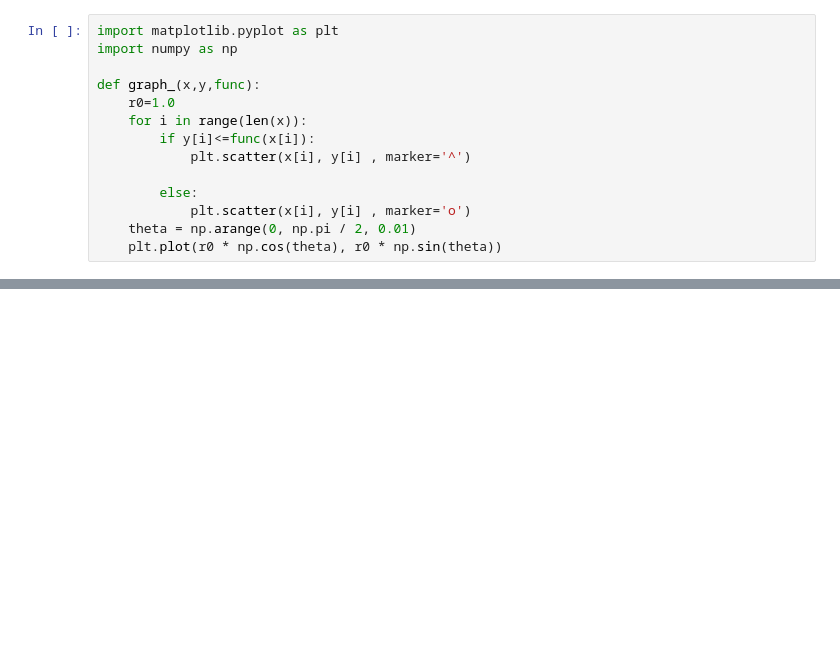
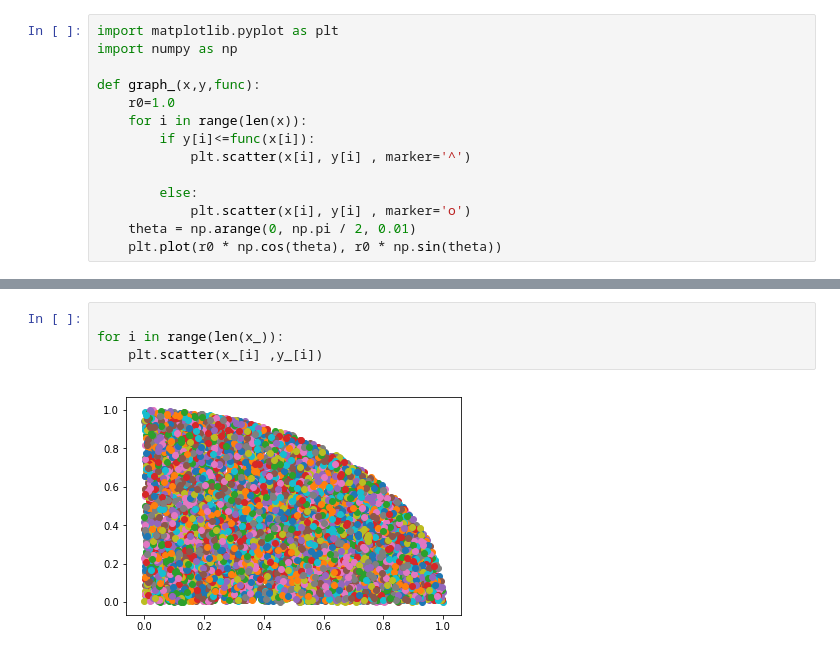
Before and after one commit to kindasad/gudnite, a Jupyter notebook: Research_problem.ipynb, the cells around one changed output, grey strips where cells are left out. Cells and saved outputs as stored; diff of their text form; blank space fills up the shorter version.

```diff
--- a/Research_problem.ipynb
+++ b/Research_problem.ipynb
@@ -91,0 +134,6 @@ plt.plot(x_N,y_N)
+# %%
+
+for i in range(len(x_)):
+    plt.scatter(x_[i] ,y_[i])
+# %% [output]
+[figure, added]
```
Also changed, not shown: parts of 9 cells of this notebook, 1 other file.
